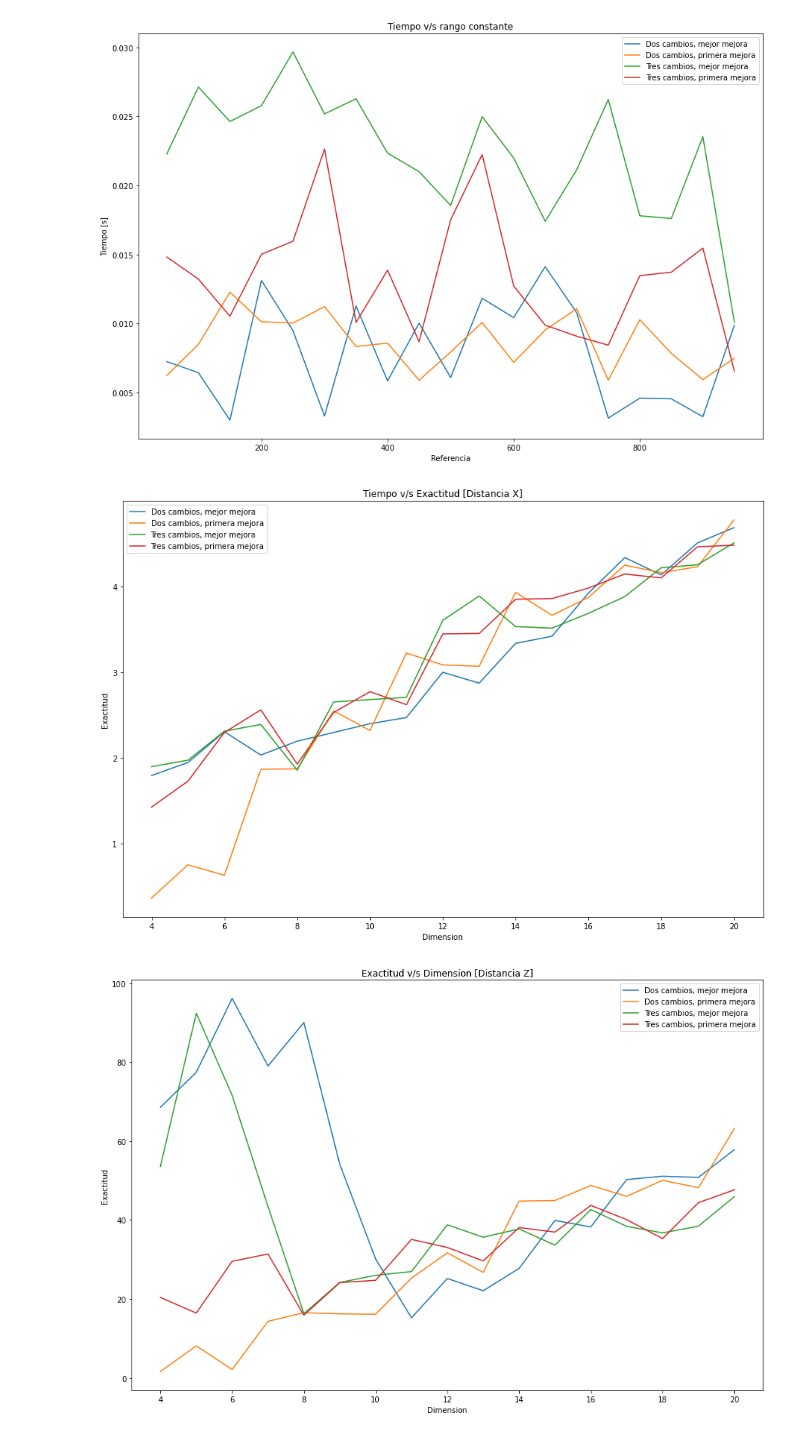
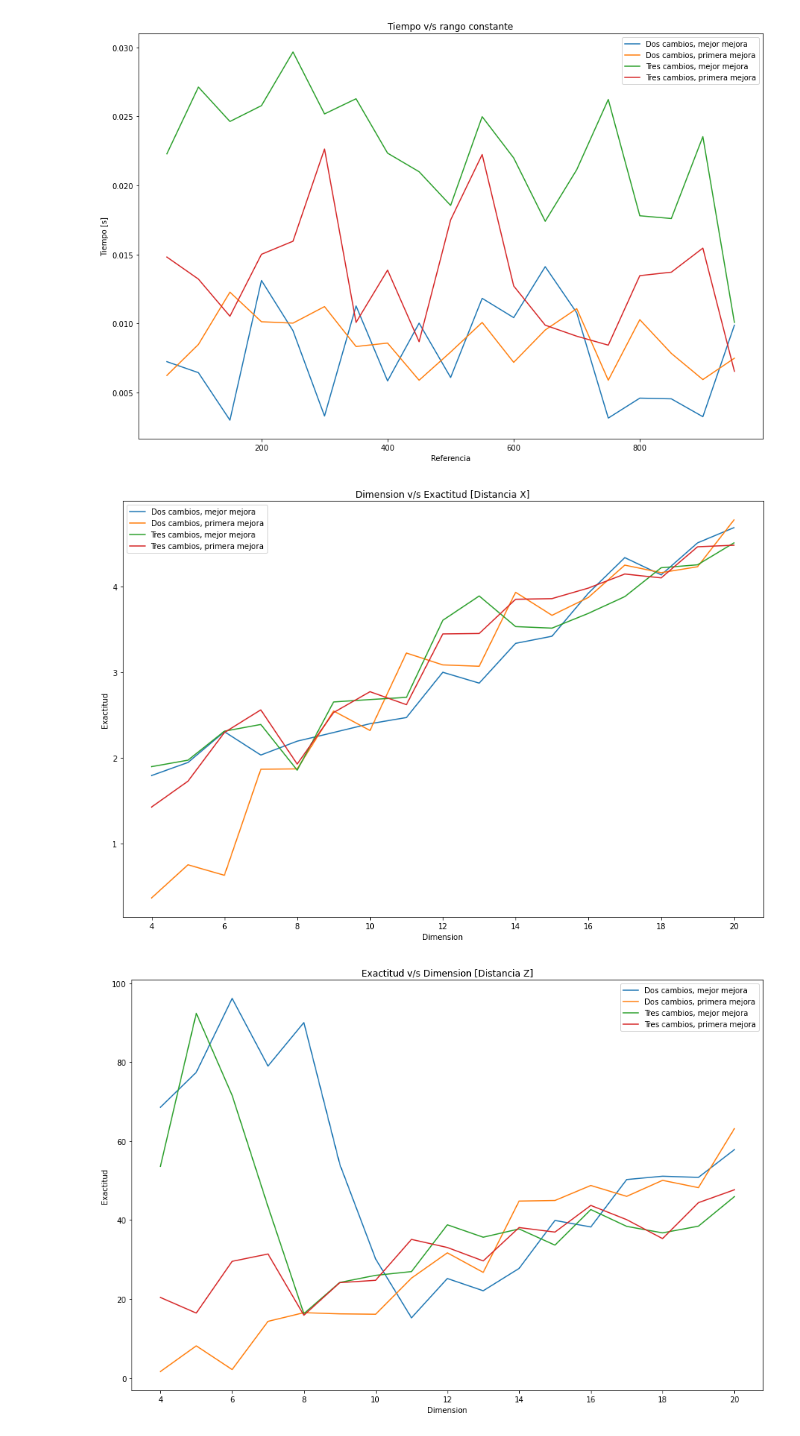
Before and after one commit to Konnits/Fio, a Jupyter notebook: Proyecto 3/Proyecto 3.ipynb, the cells around one changed output. Saved outputs shown, nothing was run; the diff lists cells and outputs as text; code cells hidden in the pictures.

```diff
--- a/Proyecto 3/Proyecto 3.ipynb
+++ b/Proyecto 3/Proyecto 3.ipynb
@@ -453,16 +453,16 @@ for n in n_s:
 # %%
 plt.figure(figsize = (15,10))
 plt.plot(n_s, mean_two_abs, label = "Dos cambios, mejor mejora")
 plt.plot(n_s, mean_two_first, label = "Dos cambios, primera mejora")
 plt.plot(n_s, mean_three_abs, label = "Tres cambios, mejor mejora")
 plt.plot(n_s, mean_three_first, label = "Tres cambios, primera mejora")
 plt.ylabel("Exactitud")
 plt.xlabel("Dimension")
-plt.title("Tiempo v/s Exactitud [Distancia X]")
+plt.title("Dimension v/s Exactitud [Distancia X]")
 plt.legend()
 plt.show()
 # %% [output]
-[figure, old version]
+[figure, new version]
 # %%
 plt.figure(figsize = (15,10))
 plt.plot(n_s, z_mean_two_abs, label = "Dos cambios, mejor mejora")
```
